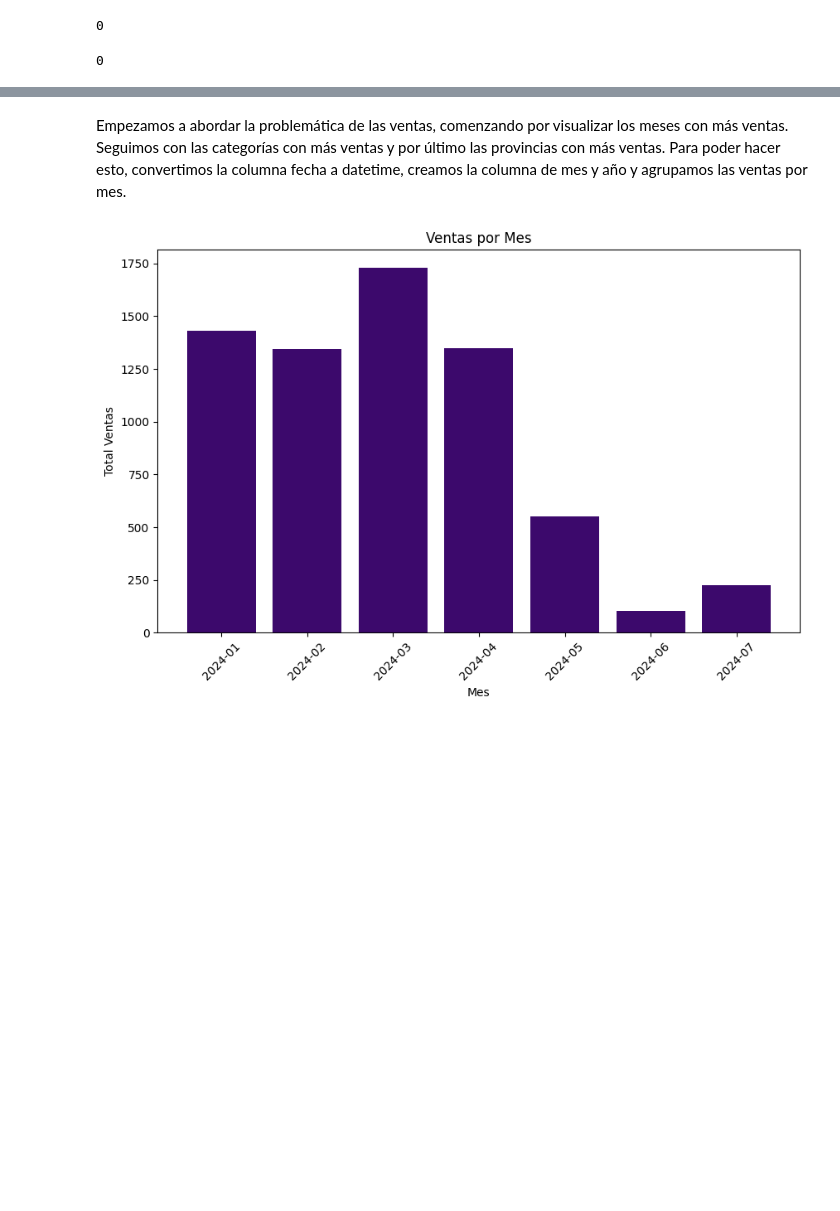
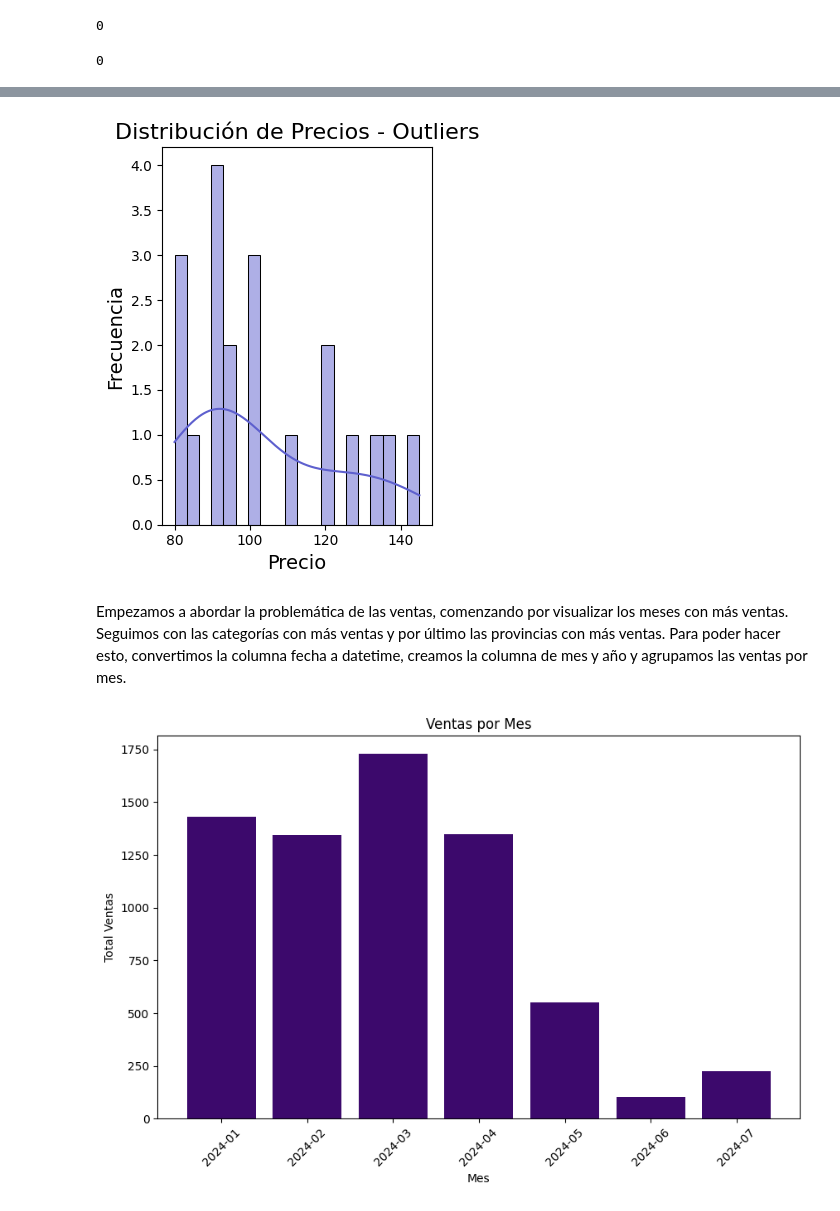
Before and after one commit to sbkrz/noir_velvet, a Jupyter notebook: EDA.ipynb, the cells around one changed output, grey strips where cells are left out. Drawn from its saved outputs; the diff is of its cells as text; code cells hidden in the pictures; blank space fills up the shorter version.

```diff
--- a/EDA.ipynb
+++ b/EDA.ipynb
@@ -116,3 +200,13 @@ print(clientes.duplicated().sum())
+# %%
+plt.subplot(1, 2, 2)
+sns.histplot(outliers['precio'], bins=20, kde=True, color='#5e60ce')
+plt.title('Distribución de Precios - Outliers', fontsize=16)
+plt.xlabel('Precio', fontsize=14)
+plt.ylabel('Frecuencia', fontsize=14)
+plt.tight_layout()
+plt.show()
+# %% [output]
+[figure, added]
 # %% [markdown]
 Empezamos a abordar la problemática de las ventas, comenzando por visualizar los meses con más ventas. Seguimos con las categorías con más ventas y por último las provincias con más ventas.
 Para poder hacer esto, convertimos la columna fecha a datetime, creamos la columna de mes y año y agrupamos las ventas por mes.
```
Also changed, not shown: parts of 10 cells of this notebook, 1 other file.
